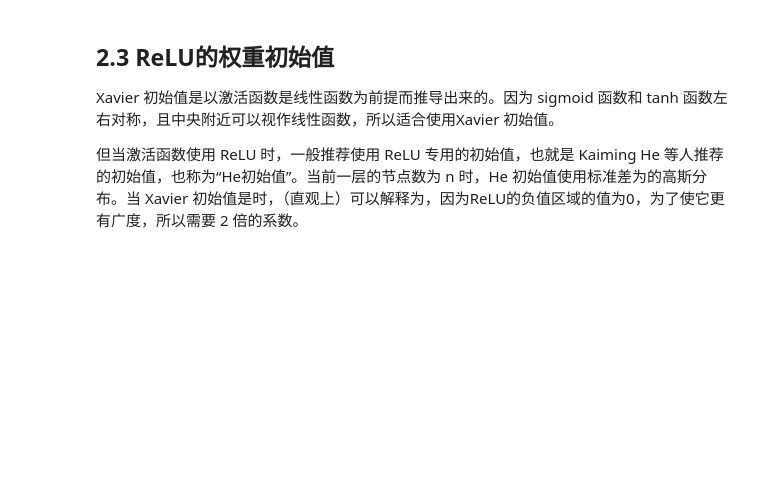
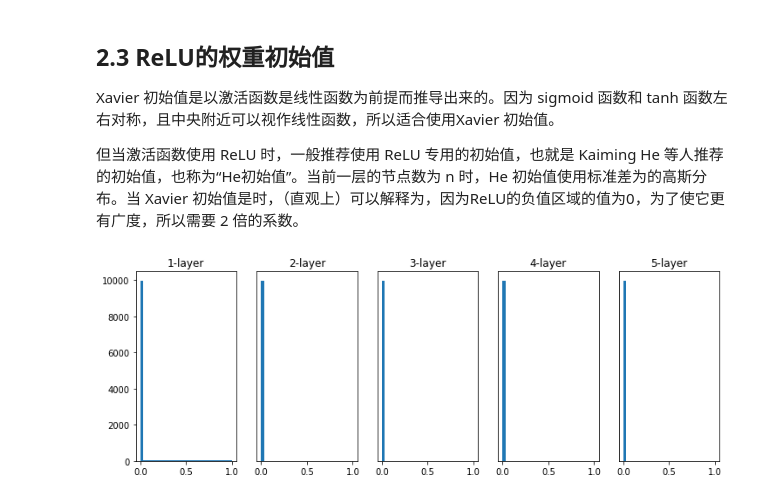
Before and after one commit to devonchenc/python-deep-learning, a Jupyter notebook: 12.Optimization_and_regularization.ipynb, the cells around one changed output. Cells and saved outputs as stored; diff of their text form; code cells hidden in the pictures; blank space fills up the shorter version.

```diff
--- a/12.Optimization_and_regularization.ipynb
+++ b/12.Optimization_and_regularization.ipynb
@@ -315,0 +313,5 @@ draw(w, ReLU)
+# %%
+w = np.random.randn(node_num, node_num)
+draw_output(w, ReLU)
+# %% [output]
+[figure, added]
```
Also changed, not shown: parts of 7 cells of this notebook.
